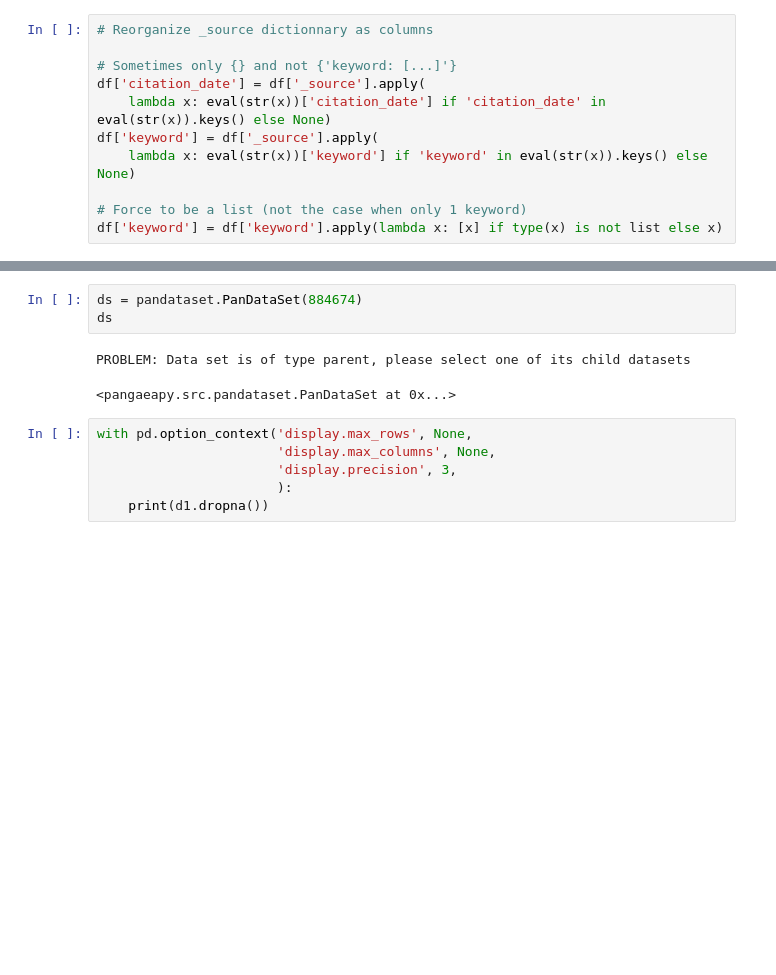
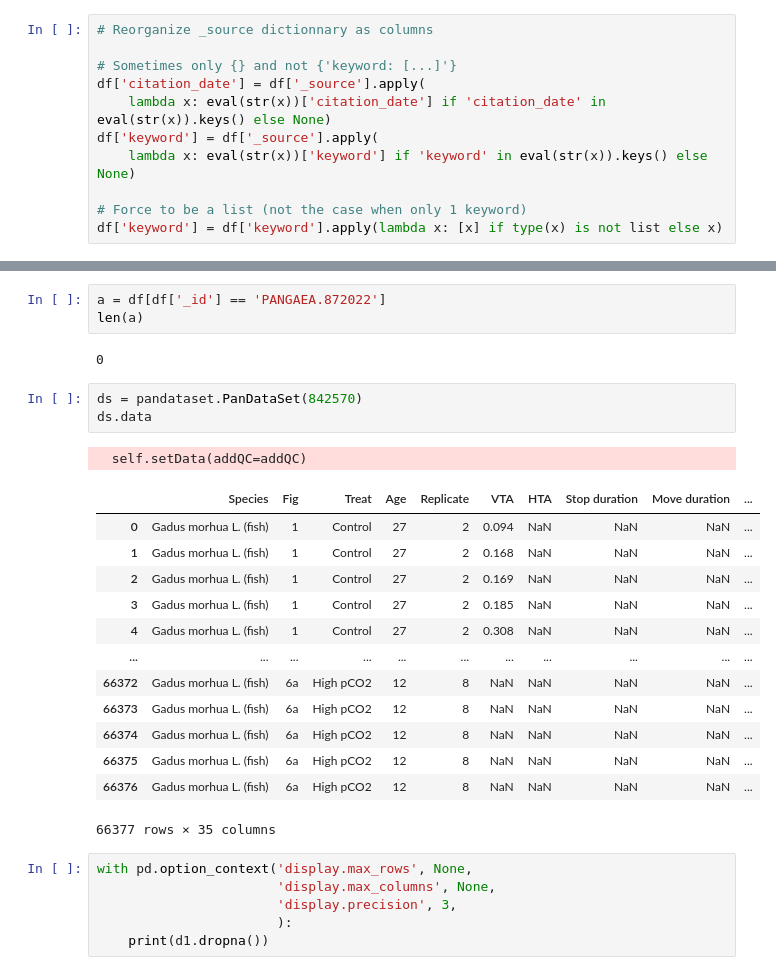
Before and after one commit to PBrockmann/PANGAEA_Scraping, a Jupyter notebook: PANGAEA_getData_ex1.py.ipynb, the cells around one changed output, grey strips where cells are left out. Cells and saved outputs as stored; diff of their text form; blank space fills up the shorter version.

Commit message:
Get data work on going

```diff
--- a/PANGAEA_getData_ex1.py.ipynb
+++ b/PANGAEA_getData_ex1.py.ipynb
@@ -153,9 +199,26 @@ PROBLEM: Data set is of type parent, please select one of its child datasets
+# %%
+a = df[df['_id'] == 'PANGAEA.872022']
+len(a)
+# %% [output]
+0
 # %%
-ds = pandataset.PanDataSet(884674)
-ds
+ds = pandataset.PanDataSet(842570)
+ds.data
 # %% [output]
-PROBLEM: Data set is of type parent, please select one of its child datasets
+  self.setData(addQC=addQC)
+|  | Species | Fig | Treat | Age | Replicate | VTA | HTA | Stop duration | Move duration | ... |
+| 0 | Gadus morhua L. (fish) | 1 | Control | 27 | 2 | 0.094 | NaN | NaN | NaN | ... |
+| 1 | Gadus morhua L. (fish) | 1 | Control | 27 | 2 | 0.168 | NaN | NaN | NaN | ... |
+| 2 | Gadus morhua L. (fish) | 1 | Control | 27 | 2 | 0.169 | NaN | NaN | NaN | ... |
+| 3 | Gadus morhua L. (fish) | 1 | Control | 27 | 2 | 0.185 | NaN | NaN | NaN | ... |
+| 4 | Gadus morhua L. (fish) | 1 | Control | 27 | 2 | 0.308 | NaN | NaN | NaN | ... |
+| ... | ... | ... | ... | ... | ... | ... | ... | ... | ... | ... |
+| 66372 | Gadus morhua L. (fish) | 6a | High pCO2 | 12 | 8 | NaN | NaN | NaN | NaN | ... |
+| 66373 | Gadus morhua L. (fish) | 6a | High pCO2 | 12 | 8 | NaN | NaN | NaN | NaN | ... |
+| 66374 | Gadus morhua L. (fish) | 6a | High pCO2 | 12 | 8 | NaN | NaN | NaN | NaN | ... |
+| 66375 | Gadus morhua L. (fish) | 6a | High pCO2 | 12 | 8 | NaN | NaN | NaN | NaN | ... |
+| 66376 | Gadus morhua L. (fish) | 6a | High pCO2 | 12 | 8 | NaN | NaN | NaN | NaN | ... |
-<pangaeapy.src.pandataset.PanDataSet at 0x...>
+66377 rows × 35 columns
 # %%
 with pd.option_context('display.max_rows', None,
                        'display.max_columns', None,
```
Also changed, not shown: parts of 3 cells of this notebook.
